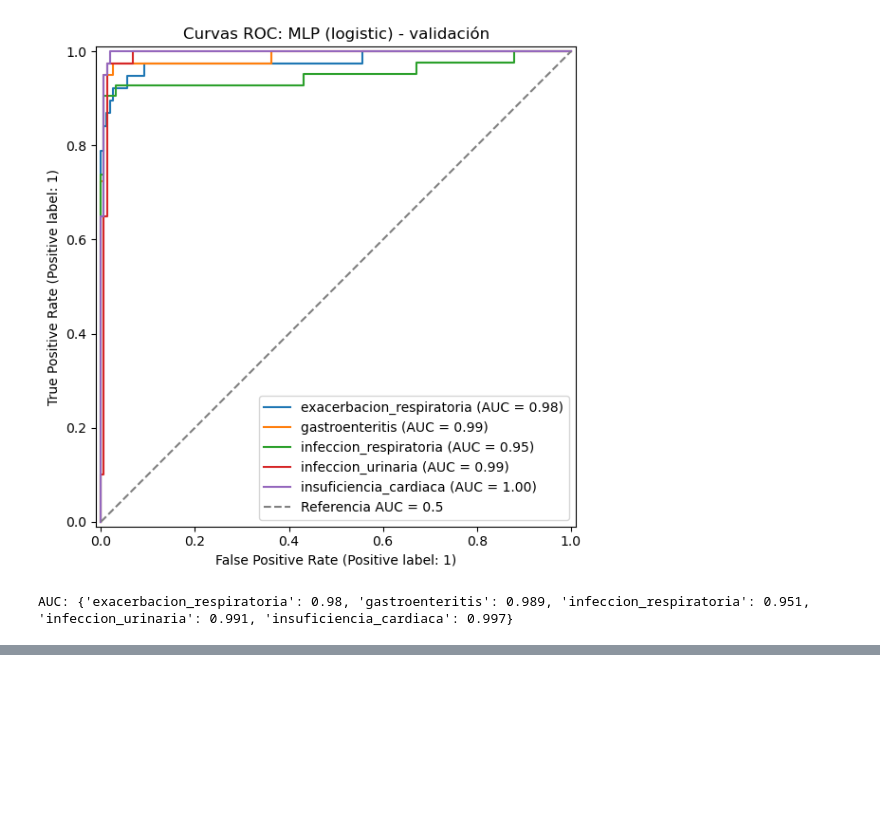
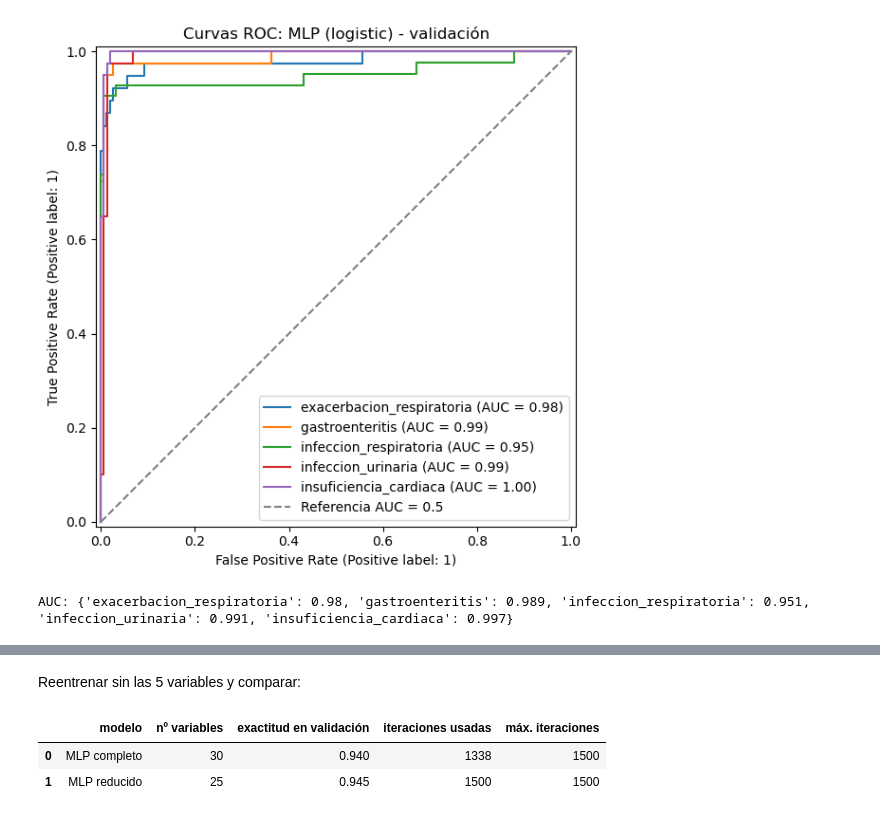
Before and after one commit to angelaNavarro11/sist-apoyo-decision-clinica, a Jupyter notebook: notebooks/Practica3-Resultados.ipynb, the cells around one changed output, grey strips where cells are left out. Drawn from its saved outputs; the diff is of its cells as text; code cells hidden in the pictures; blank space fills up the shorter version.

```diff
--- a/notebooks/Practica3-Resultados.ipynb
+++ b/notebooks/Practica3-Resultados.ipynb
@@ -749,0 +904,26 @@ AUC: {'exacerbacion_respiratoria': 0.98, 'gastroenteritis': 0.989, 'infeccion_re
+# %% [markdown]
+Reentrenar sin las 5 variables y comparar:
+# %%
+from sklearn.base import clone
+
+# Variables retenidas (sin las 5 de menor indicador)
+columnas_reducidas = [c for c in columnas_X if c not in bottom5]
+
+modelo_red = clone(modelo_mlp)
+modelo_red.fit(X_entrenamiento[columnas_reducidas], y_entrenamiento)
+
+# Exactitud en validación de los dos modelos
+acc_completo = accuracy_score(y_validacion, modelo_mlp.predict(X_validacion[columnas_X]))
+acc_reducido = accuracy_score(y_validacion, modelo_red.predict(X_validacion[columnas_reducidas]))
+
+comparacion = pd.DataFrame({
+    "modelo": ["MLP completo", "MLP reducido"],
+    "nº variables": [len(columnas_X), len(columnas_reducidas)],
+    "exactitud en validación": [acc_completo, acc_reducido],
+    "iteraciones usadas": [modelo_mlp[-1].n_iter_, modelo_red[-1].n_iter_],
+    "máx. iteraciones": [modelo_mlp[-1].max_iter, modelo_red[-1].max_iter]}).round(3)
+comparacion
+# %% [output]
+|  | modelo | nº variables | exactitud en validación | iteraciones usadas | máx. iteraciones |
+| 0 | MLP completo | 30 | 0.940 | 1338 | 1500 |
+| 1 | MLP reducido | 25 | 0.945 | 1500 | 1500 |
```
Also changed, not shown: parts of 9 cells of this notebook.
